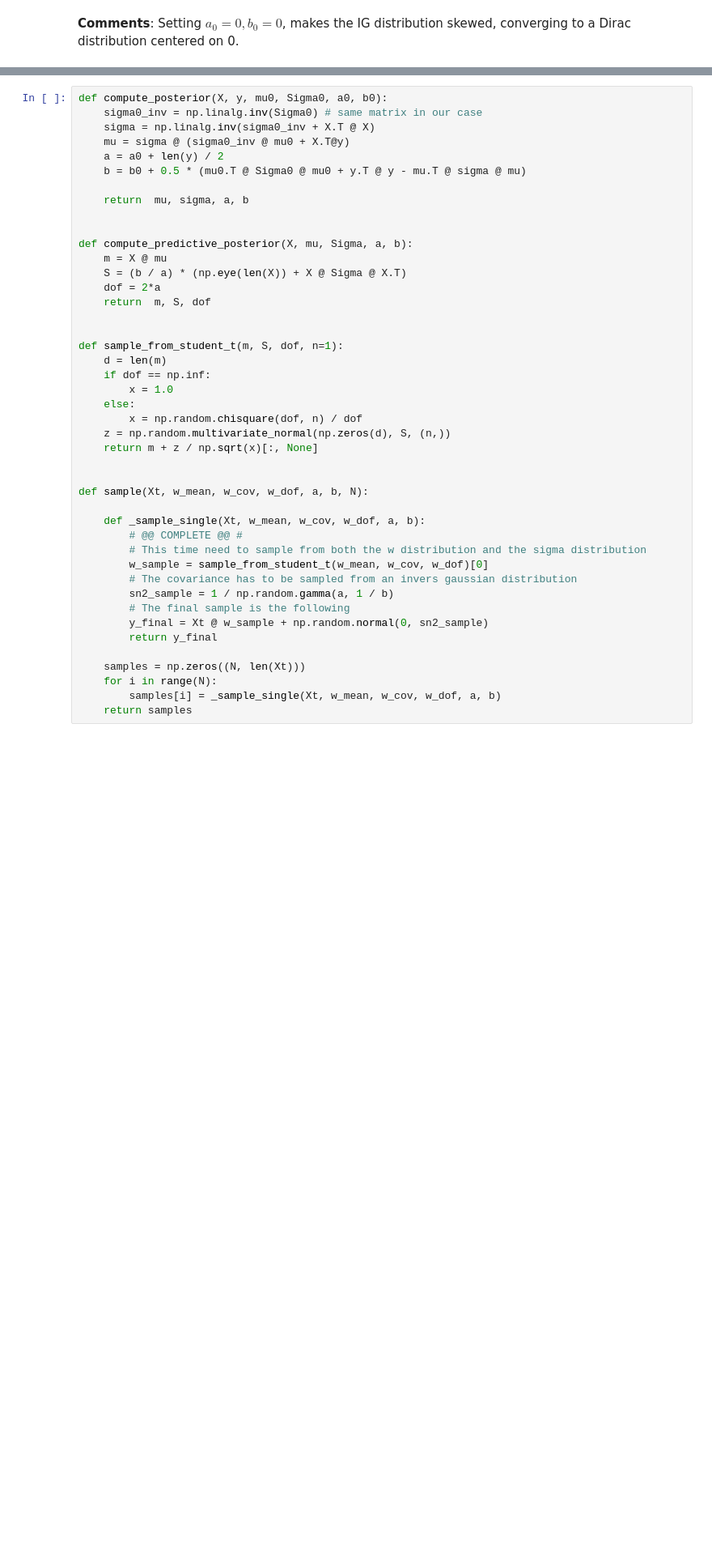
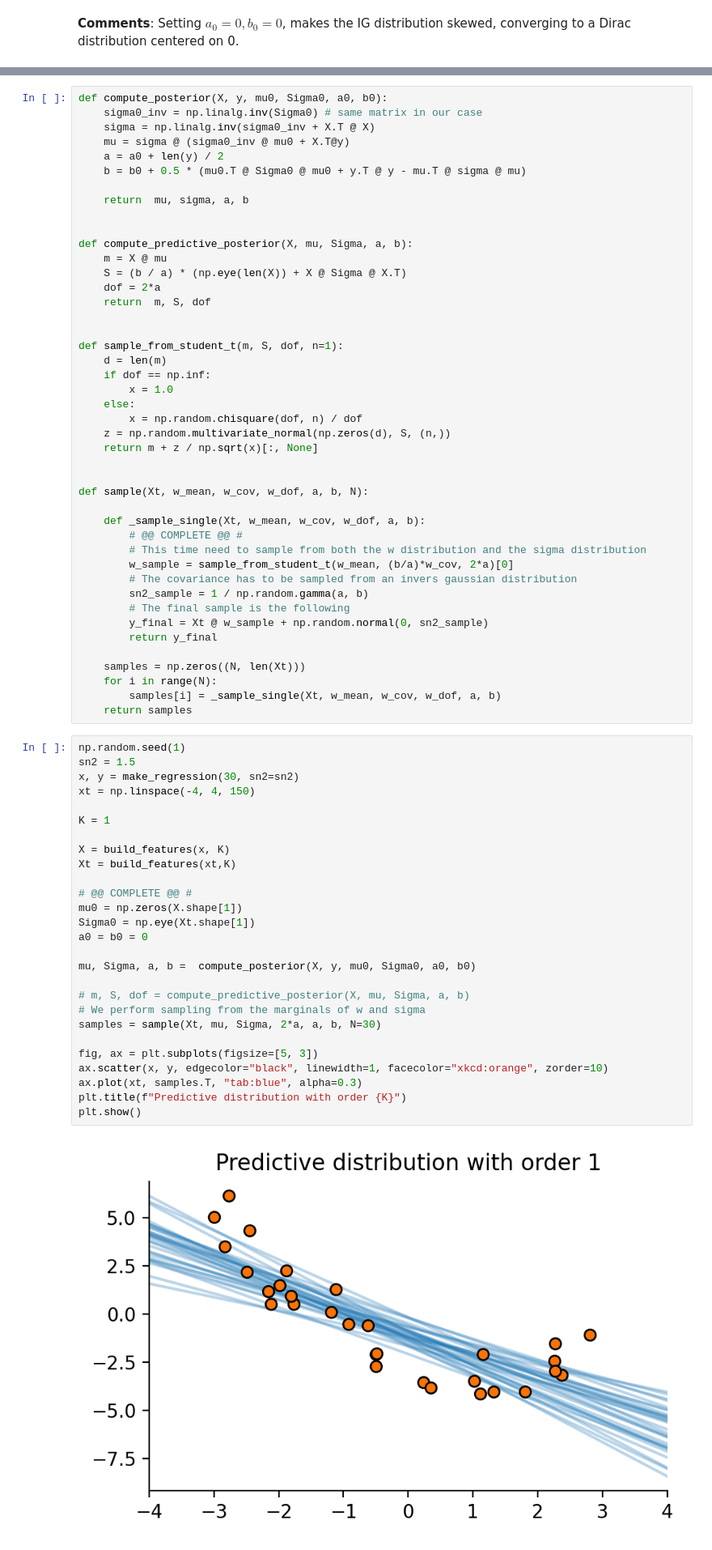
Before and after one commit to g-orl/asi-labs, a Jupyter notebook: lab_week1-public/Bayesian_Linear_Regression.ipynb, the cells around one changed output, grey strips where cells are left out. Shown at 81% size. Cells and saved outputs as stored; diff of their text form; blank space fills up the shorter version.

```diff
--- a/lab_week1-public/Bayesian_Linear_Regression.ipynb
+++ b/lab_week1-public/Bayesian_Linear_Regression.ipynb
@@ -698,9 +698,9 @@ def sample(Xt, w_mean, w_cov, w_dof, a, b, N):
     def _sample_single(Xt, w_mean, w_cov, w_dof, a, b):
         # @@ COMPLETE @@ #
         # This time need to sample from both the w distribution and the sigma distribution
-        w_sample = sample_from_student_t(w_mean, w_cov, w_dof)[0]
+        w_sample = sample_from_student_t(w_mean, (b/a)*w_cov, 2*a)[0]
         # The covariance has to be sampled from an invers gaussian distribution
-        sn2_sample = 1 / np.random.gamma(a, 1 / b)
+        sn2_sample = 1 / np.random.gamma(a, b)
         # The final sample is the following
         y_final = Xt @ w_sample + np.random.normal(0, sn2_sample)
         return y_final
@@ -709,3 +709,32 @@ def sample(Xt, w_mean, w_cov, w_dof, a, b, N):
     for i in range(N):
         samples[i] = _sample_single(Xt, w_mean, w_cov, w_dof, a, b)
     return samples
+# %%
+np.random.seed(1)
+sn2 = 1.5
+x, y = make_regression(30, sn2=sn2)
+xt = np.linspace(-4, 4, 150)
+
+K = 1
+
+X = build_features(x, K)
+Xt = build_features(xt,K)
+
+# @@ COMPLETE @@ #
+mu0 = np.zeros(X.shape[1])
+Sigma0 = np.eye(Xt.shape[1])
+a0 = b0 = 0
+
+mu, Sigma, a, b =  compute_posterior(X, y, mu0, Sigma0, a0, b0)
+
+# m, S, dof = compute_predictive_posterior(X, mu, Sigma, a, b)
+# We perform sampling from the marginals of w and sigma
+samples = sample(Xt, mu, Sigma, 2*a, a, b, N=30)
+
+fig, ax = plt.subplots(figsize=[5, 3])
+ax.scatter(x, y, edgecolor="black", linewidth=1, facecolor="xkcd:orange", zorder=10)
+ax.plot(xt, samples.T, "tab:blue", alpha=0.3)
+plt.title(f"Predictive distribution with order {K}")
+plt.show()
+# %% [output]
+[figure, added]
```
Also changed, not shown: parts of 4 cells of this notebook, 1 other file.
